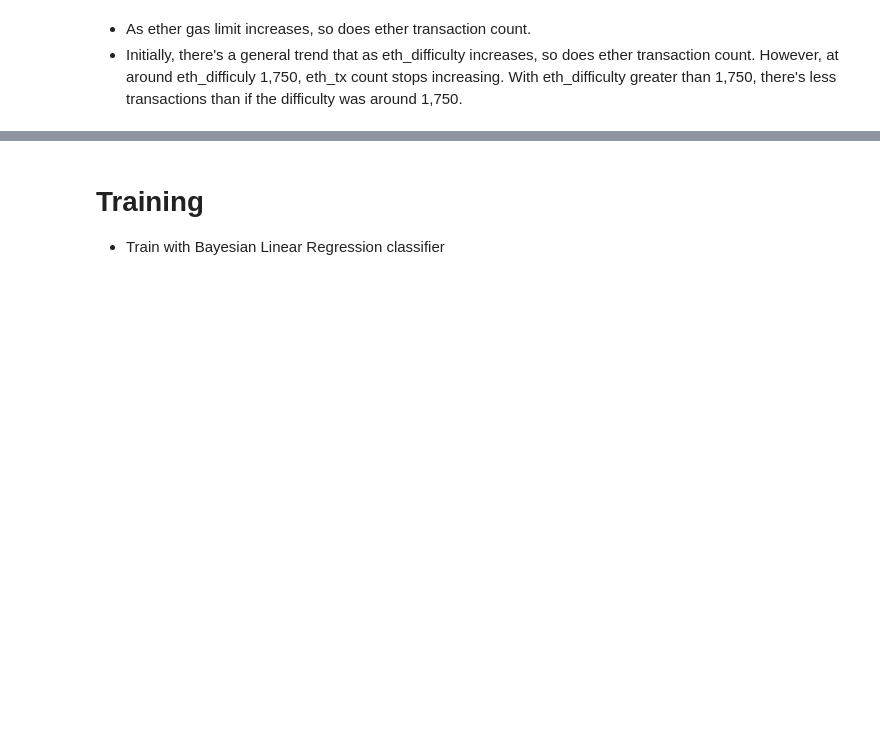
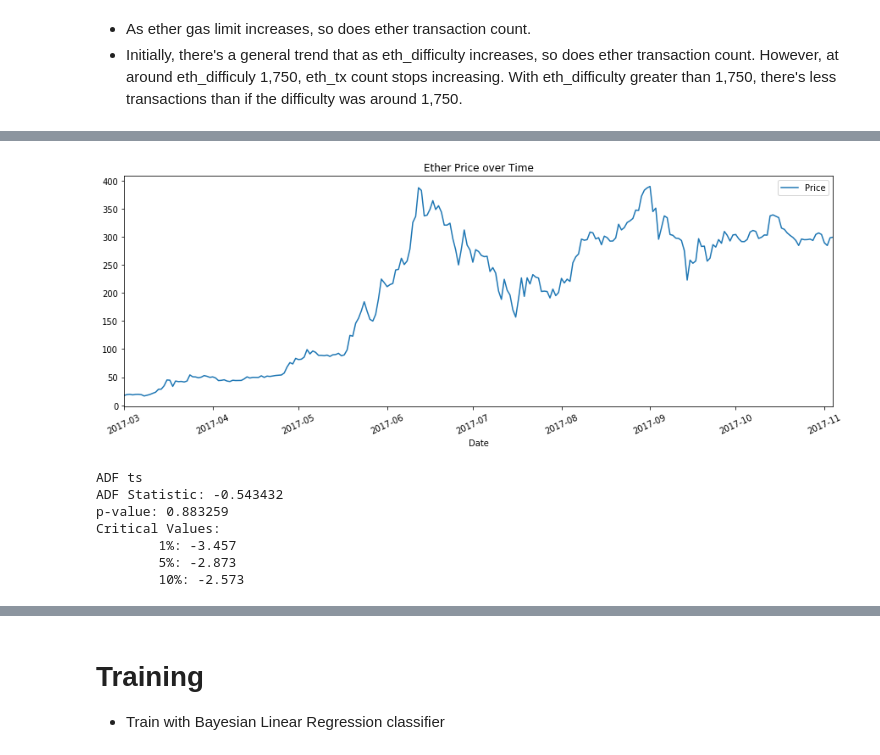
Before and after one commit to Smarker/udacity-ml, a Jupyter notebook: projects/capstone/MLCapstone.ipynb, the cells around one changed output, grey strips where cells are left out. Drawn from its saved outputs; the diff is of its cells as text; code cells hidden in the pictures; blank space fills up the shorter version.

```diff
--- a/projects/capstone/MLCapstone.ipynb
+++ b/projects/capstone/MLCapstone.ipynb
@@ -191,0 +379,32 @@ plt.close()
+# %%
+import numpy as np
+import matplotlib.pyplot as plt
+from statsmodels.tsa.stattools import adfuller
+
+AVG_NUM_DAYS_IN_MONTH = 30
+
+# Plot original price vs time
+ts = df[['Date', 'Price']]
+ts.plot(title='Ether Price over Time', x='Date', y='Price', rot=25, figsize=(15,5))
+augmented_dickey_fuller = adfuller(ts['Price'])
+plt.show()
+plt.close()
+
+# Print ADF Results
+print('ADF ts')
+print('ADF Statistic: %f' % augmented_dickey_fuller[0])
+print('p-value: %f' % augmented_dickey_fuller[1])
+print('Critical Values:')
+for key, value in augmented_dickey_fuller[4].items():
+	print('\t%s: %.3f' % (key, value))
+plt.xlabel='Date (YYYY-MM)'
+plt.ylabel='Ether Price (USD)'
+# %% [output]
+[figure, added]
+ADF ts
+ADF Statistic: -0.543432
+p-value: 0.883259
+Critical Values:
+        1%: -3.457
+        5%: -2.873
+        10%: -2.573
```
Also changed, not shown: parts of 65 cells of this notebook.
